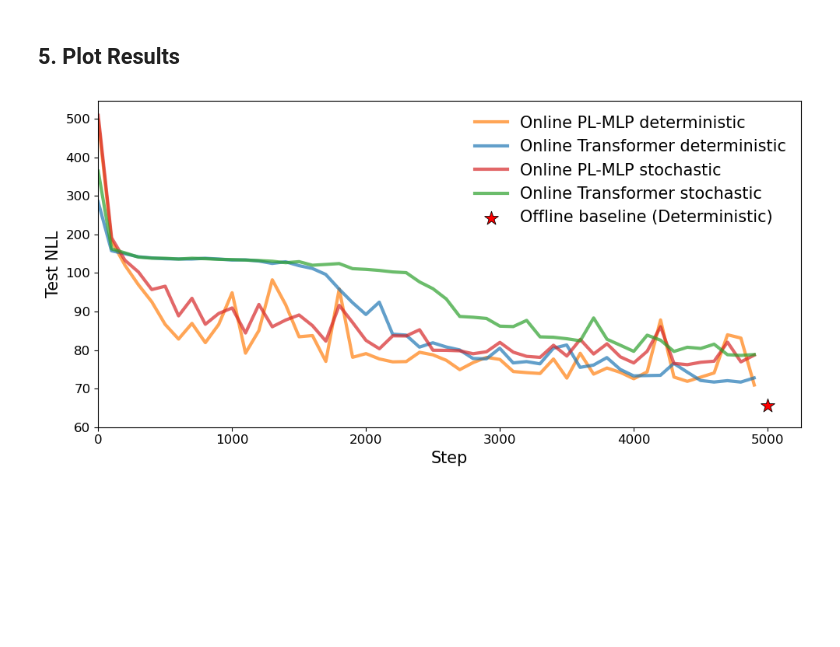
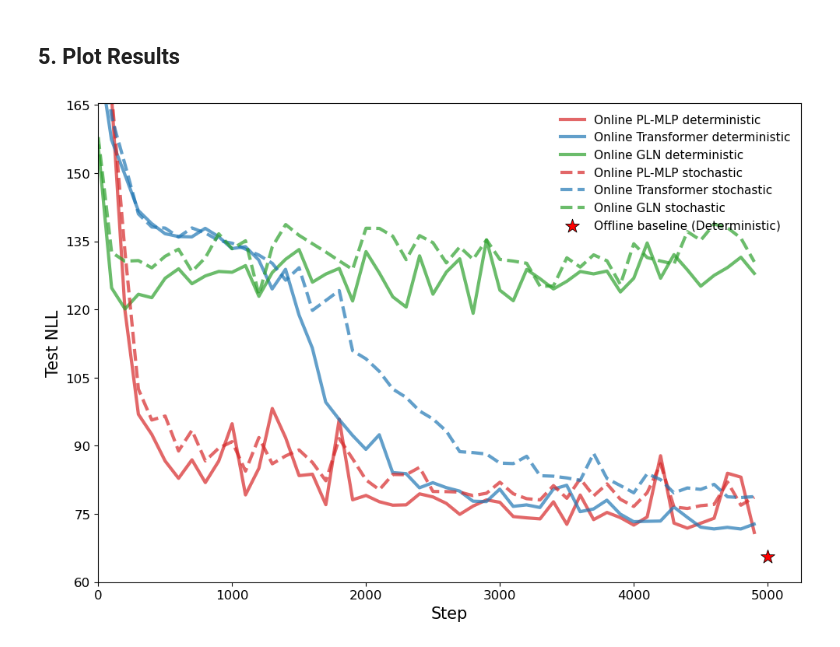
Before and after one commit to YuxinB/MINST_DensityEstimation, a Jupyter notebook: notebook/MNIST_Online.ipynb, the cells around one changed output. Drawn from its saved outputs; the diff is of its cells as text; code cells hidden in the pictures; blank space fills up the shorter version.

```diff
--- a/notebook/MNIST_Online.ipynb
+++ b/notebook/MNIST_Online.ipynb
@@ -607,30 +940,45 @@ import numpy as np
 import matplotlib.pyplot as plt
 from matplotlib.scale import FuncScale
 
+
 files = [
-    "onlineMLP_autoreg_deterministic.npz",
-    "onlineTransformer_autoreg_deterministic.npz",
-    "onlineMLP_autoreg_stochastic.npz",
-    "onlineTransformer_autoreg_stochastic.npz",
+    ".././results/onlineMLP_autoreg_deterministic.npz",
+    ".././results/onlineTransformer_autoreg_deterministic.npz",
+    ".././results/onlineGLN_autoreg_deterministic.npz",
+    ".././results/onlineMLP_autoreg_stochastic.npz",
+    ".././results/onlineTransformer_autoreg_stochastic.npz",
+    ".././results/onlineGLN_autoreg_stochastic.npz",
 ]
 labels = [
     "Online PL-MLP deterministic",
     "Online Transformer deterministic",
+    "Online GLN deterministic",
     "Online PL-MLP stochastic",
     "Online Transformer stochastic",
+    "Online GLN stochastic",
 ]
 
 # colors in the SAME order as files/labels above
 colors = [
-    "tab:orange",  # MLP deterministic
+    "tab:red",  # MLP deterministic
     "tab:blue",    # Transformer deterministic
+    "tab:green",    # GLN deterministic
     "tab:red",     # MLP stochastic
-    "tab:green",   # Transformer stochastic
+    "tab:blue",   # Transformer stochastic
+    "tab:green",    # GLN stochastic
 ]
 
-y0 = 100.0
+linestyles = [
+    "-",   # MLP deterministic (solid)
+    "-",   # Transformer deterministic (solid)
+    "-",   # GLN deterministic
+    "--",  # MLP stochastic (dashed)
+    "--",  # Transformer stochastic (dashed)
+    "--", # GLN stochastic
+]
+y0 = 165.0
 k = 10.0
-ymin, ymax = 60, None
+ymin, ymax = 60, 200
 
 def forward(y):
     y = np.asarray(y, dtype=float)
@@ -645,36 +993,36 @@ def inverse(yt):
     m = yt > y0
     out[m] = y0 + (yt[m] - y0) * k
     return out
 
-fig, ax = plt.subplots(figsize=(10, 5))
+fig, ax = plt.subplots(figsize=(10, 7))
 ax.set_yscale(FuncScale(ax, (forward, inverse)))
 
-for f, lab, c in zip(files, labels, colors):
+for f, lab, c, ls in zip(files, labels, colors,linestyles):
     d = np.load(f)
     x = d["step"]
     y = d["test_nll"]
-    ax.plot(x, y, label=lab, color=c, linewidth=3,alpha = 0.7)
+    ax.plot(x, y, label=lab, color=c, linestyle=ls, linewidth=3,alpha = 0.7)
 
 ax.scatter(
     [5000], [forward(np.array([65.53]))[0]],
     marker='*', s=180, c='red',
     edgecolors='k', linewidths=0.6, zorder=5,
     label='Offline baseline (Deterministic)'
 )
 ax.set_xticks([0,1000,2000,3000,4000,5000])
 ax.set_xticklabels([str(t) for t in ax.get_xticks()])
 
-ax.set_yticks([60, 70, 80, 90, 100, 200, 300, 400, 500])
+ax.set_yticks([60, 75, 90, 105,120,135,150,165,180,195])
 ax.set_yticklabels([str(t) for t in ax.get_yticks()])
 ax.tick_params(axis="x", labelsize=12)
 ax.tick_params(axis="y", labelsize=12)
 
 ax.set_xlim(left=0)
 ax.set_ylim(ymin, forward(np.array([ymax]))[0] if ymax is not None else None)
 ax.set_xlabel("Step",fontsize = 15)
 ax.set_ylabel("Test NLL",fontsize = 15)
-ax.legend(loc="best", frameon=False,fontsize = 15)
+ax.legend(loc="upper right", frameon=False,fontsize = 11)
 plt.tight_layout()
 plt.show()
 # %% [output]
-[figure, old version]
+[figure, new version]
```
Also changed, not shown: parts of 8 cells of this notebook, 10 other files.
